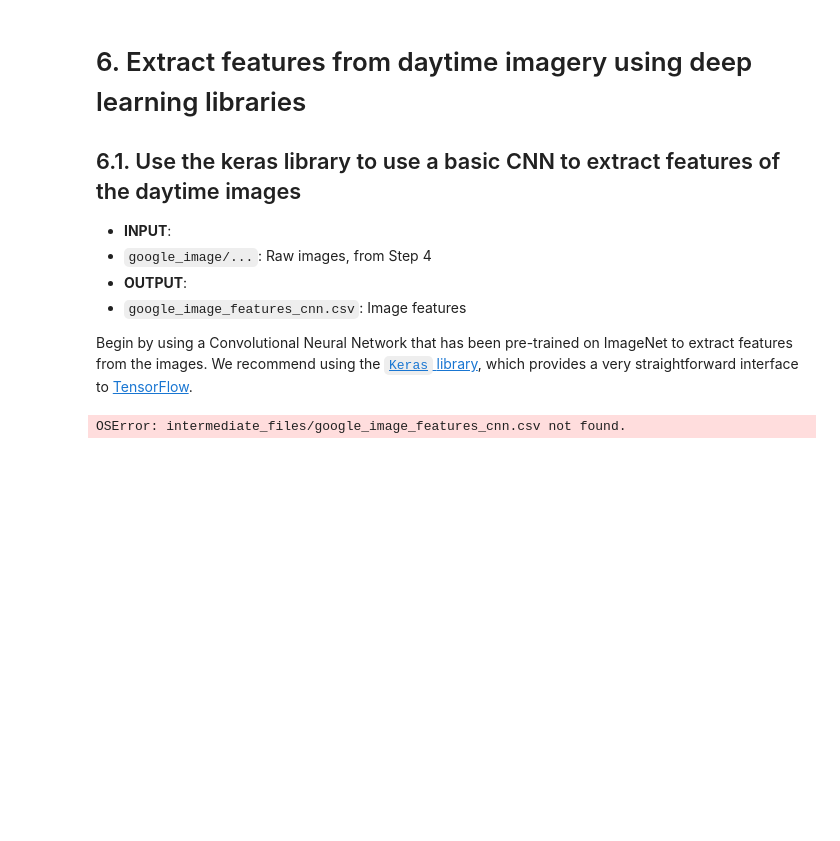
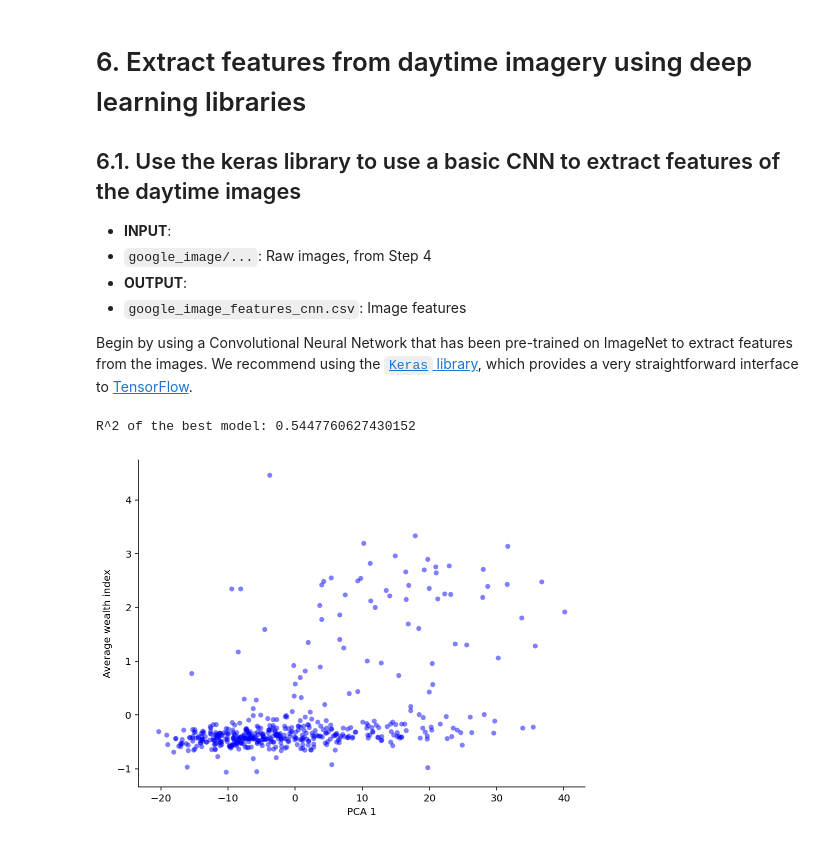
Before and after one commit to vrishk/Predicting-Poverty, a Jupyter notebook: preprocess.ipynb, the cells around one changed output. Saved outputs shown, nothing was run; the diff lists cells and outputs as text; code cells hidden in the pictures; blank space fills up the shorter version.

```diff
--- a/preprocess.ipynb
+++ b/preprocess.ipynb
@@ -289,7 +259,7 @@ import os
 import requests
 
 KEY = 'AIzaSyDAk6PhfJD2NmwCo-1qiXp9cBHRs9ql-WE'
-SAT_IM_PATH = 'google_image/latlong'
+SAT_IM_PATH = 'images/latlong'
 
 
 @retry(wait_exponential_multiplier=1000, wait_exponential_max=3600000)
@@ -346,22 +290,0 @@ for image in tqdm(im_files):
-# %%
-from sklearn.decomposition import PCA
-
-pca = PCA(n_components=492)
-# print(pca.n)
-pca.fit(features)
-trans = pca.transform(features)
-
-def get_daytime_feature(sample):
-    idx, wealth, x, y = sample
-    label = {"idx": idx, "wealth": wealth, "lat": y, "long": x}
-
-    feat = dict(enumerate(trans[position == f"{y}_{x}"][0]))
-    feat = dict((str(k), v) for k, v in feat.items())
-
-    label.update(feat)
-
-    return pd.Series(label)
-
-
-data = clusters.apply(
-    lambda x: get_daytime_feature([x['cluster'], x['wlthindf'], x['longitude'], x['latitude']]), axis=1)
@@ -473,20 +340,62 @@ Begin by using a Convolutional Neural Network that has been pre-trained on Image
+# %%
+def get_daytime_imnet_feature(sample):
+    idx, wealth, x, y = sample
+    # label = {"idx": idx, "wealth": wealth, "lat": y, "long": x}
+    label = {"wealth": wealth}
+
+    feat = dict(enumerate(features[position == f"{y}_{x}"][0]))
+    feat = dict((str(k), v) for k, v in feat.items())
+
+    label.update(feat)
+
+    return pd.Series(label)
+
+
+data = clusters.apply(
+    lambda x: get_daytime_imnet_feature([x['cluster'], x['wlthindf'], x['longitude'], x['latitude']]), axis=1)
+# %%
+alphas_list = np.logspace(-1, 5, 7)
+final = []
+np.random.seed(123)
+for alpha in alphas_list:
+    kf = KFold(n_splits=10, shuffle=True)
+    scores = []
+    for train_index, test_index in kf.split(data_all):
+        reg = Ridge(alpha=alpha)
+        train = np.asarray(data)[train_index]
+        test = np.asarray(data)[test_index]
+        train_x = train[:, 1:]
+        train_y = train[:, 0]
+        test_x = test[:, 1:]
+        test_y = test[:, 0]
+        pca = PCA(n_components=100)
+        pca.fit(train_x)
+        train_x = pca.transform(train_x)
+        test_x = pca.transform(test_x)
+        reg.fit(train_x, train_y)
+        s = reg.score(test_x, test_y)
+        scores.append(s)
+    final.append(np.mean(scores))
+
+print('R^2 of the best model:', np.max(final))
+# %% [output]
+R^2 of the best model: 0.5447760627430152
 # %%
 from sklearn.decomposition import PCA
 
-data_all = np.loadtxt('intermediate_files/google_image_features_cnn.csv')
-x = data_all[:, :-1]
-y = data_all[:, -1]
+x = np.asarray(data)[:, 1:]
+y = np.asarray(data)[:, 0]
 pca = PCA(n_components=1)
 pca.fit(x)
 proj = pca.transform(x)
 
 fig, ax = plt.subplots(figsize=(8,6))
 ax.plot(proj[:,0], y, 'o', c='blue', markersize=5, markeredgecolor='none', alpha=0.5)
 plt.xlabel('PCA 1')
 plt.ylabel('Average wealth index')
 ax.spines['right'].set_visible(False)
 ax.spines['top'].set_visible(False)
 ax.yaxis.set_ticks_position('left')
 ax.xaxis.set_ticks_position('bottom')
 # %% [output]
-OSError: intermediate_files/google_image_features_cnn.csv not found.
+[figure, added]
```
Also changed, not shown: parts of 14 cells of this notebook.
